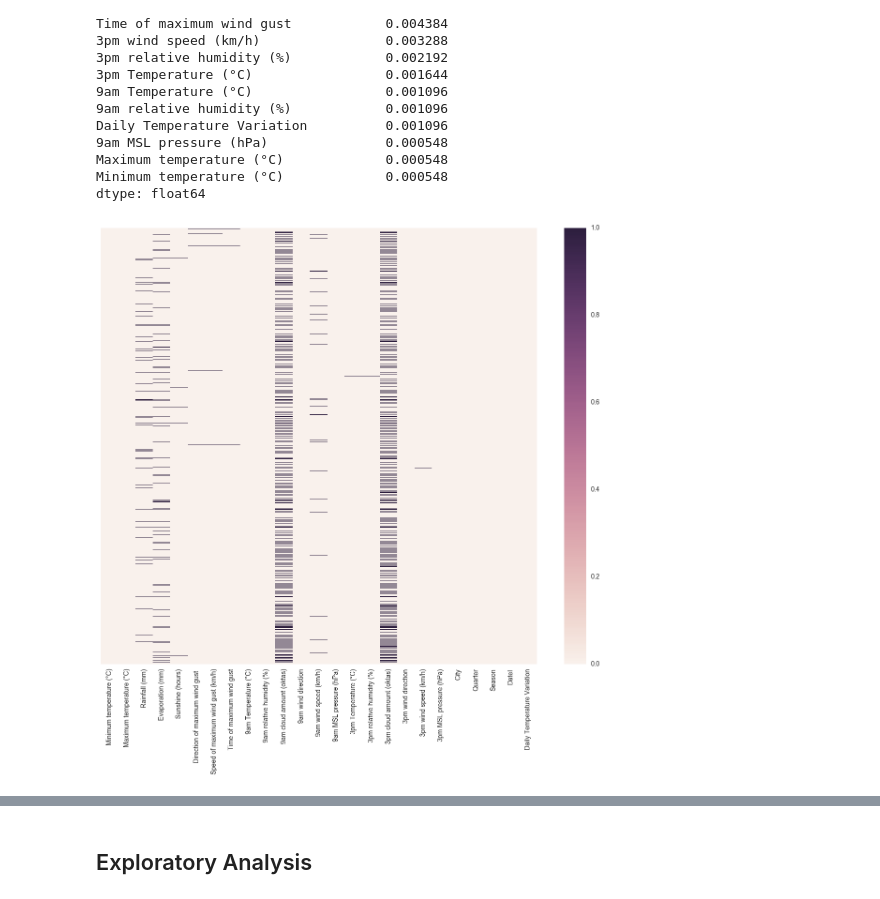
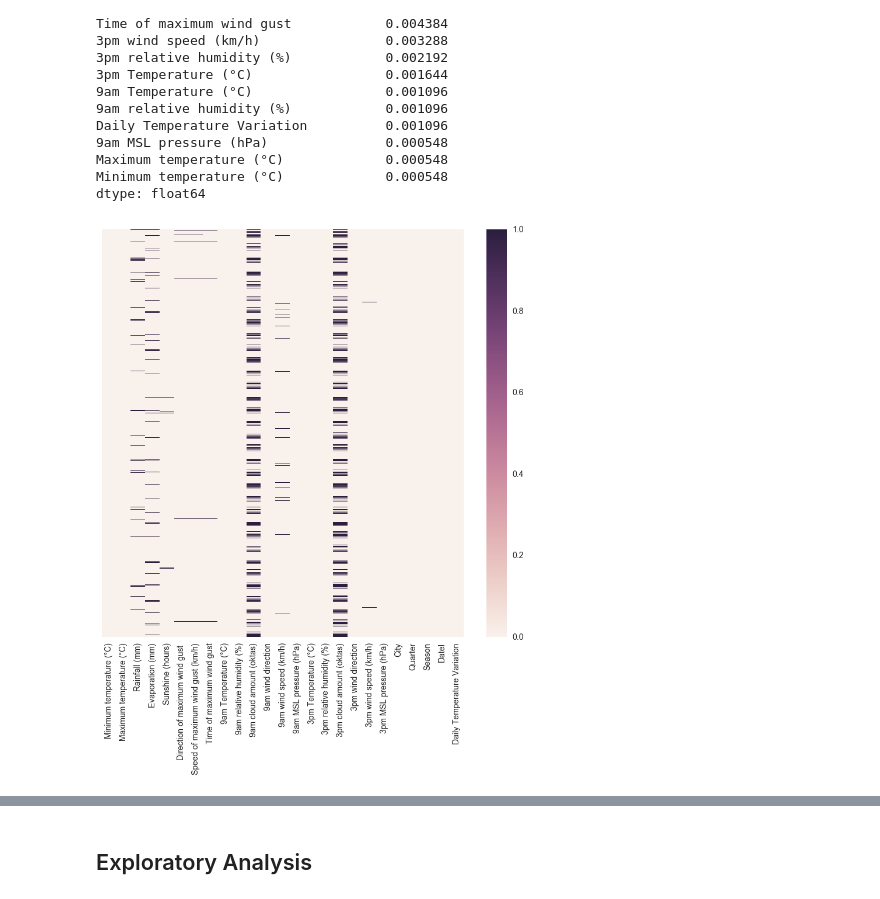
Before and after one commit to BrunnoRicci/bom-austraila, a Jupyter notebook: BOM_Australia.ipynb, the cells around one changed output, grey strips where cells are left out. Saved outputs shown, nothing was run; the diff lists cells and outputs as text; code cells hidden in the pictures.

```diff
--- a/BOM_Australia.ipynb
+++ b/BOM_Australia.ipynb
@@ -61,10 +61,10 @@ df.drop(["Day","Date"], axis=1, inplace=True)
 df["Daily Temperature Variation"] = df[u"Maximum temperature (°C)"] - df[u"Minimum temperature (°C)"]
 
 #Sort df
-df = df.sort_values(["DateI"])
+df = df.sort_values(["DateI","City"])
 
 print(df.columns)
-df.head(4)
+df.head(3)
 # %% [output]
 Index([         u'Minimum temperature (°C)',
                 u'Maximum temperature (°C)',
@@ -118,10 +117,10 @@ Minimum temperature (°C)             0.000548
 dtype: float64
 # %%
 #Plot Nans
-f, ax = plt.subplots(1,1,figsize=(1.5*PW,2*PH))
+f, ax = plt.subplots(1,1,figsize=(PW,1.5*PH))
 mnn = pd.DataFrame(np.array(df.isnull().values, dtype='bool')+1-1, columns=df.columns)
 sns.heatmap(mnn, ax=ax, yticklabels=False);
 # %% [output]
-[figure, old version]
+[figure, new version]
 # %%
 #Plot Nans Per City
```
Also changed, not shown: parts of 14 cells of this notebook.
